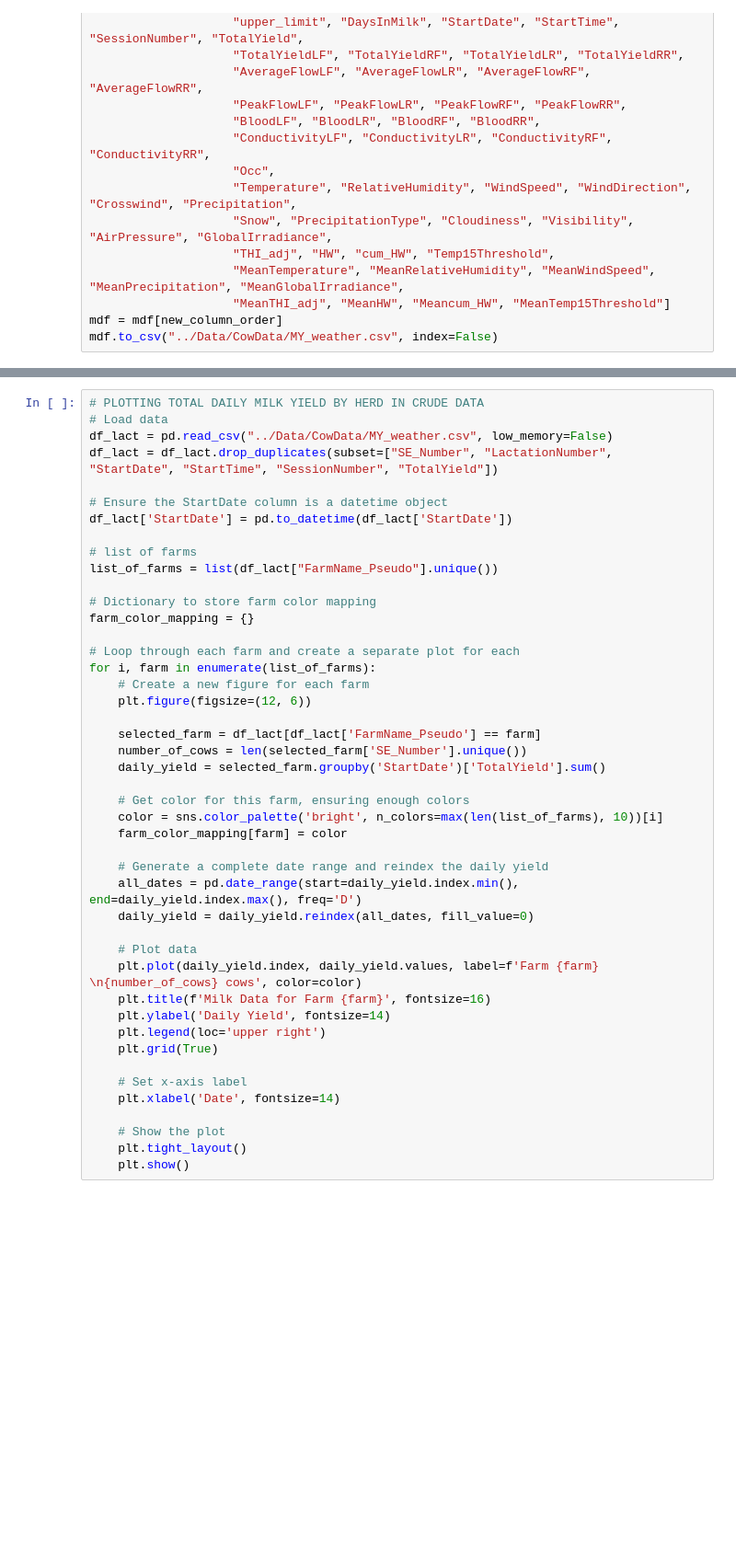
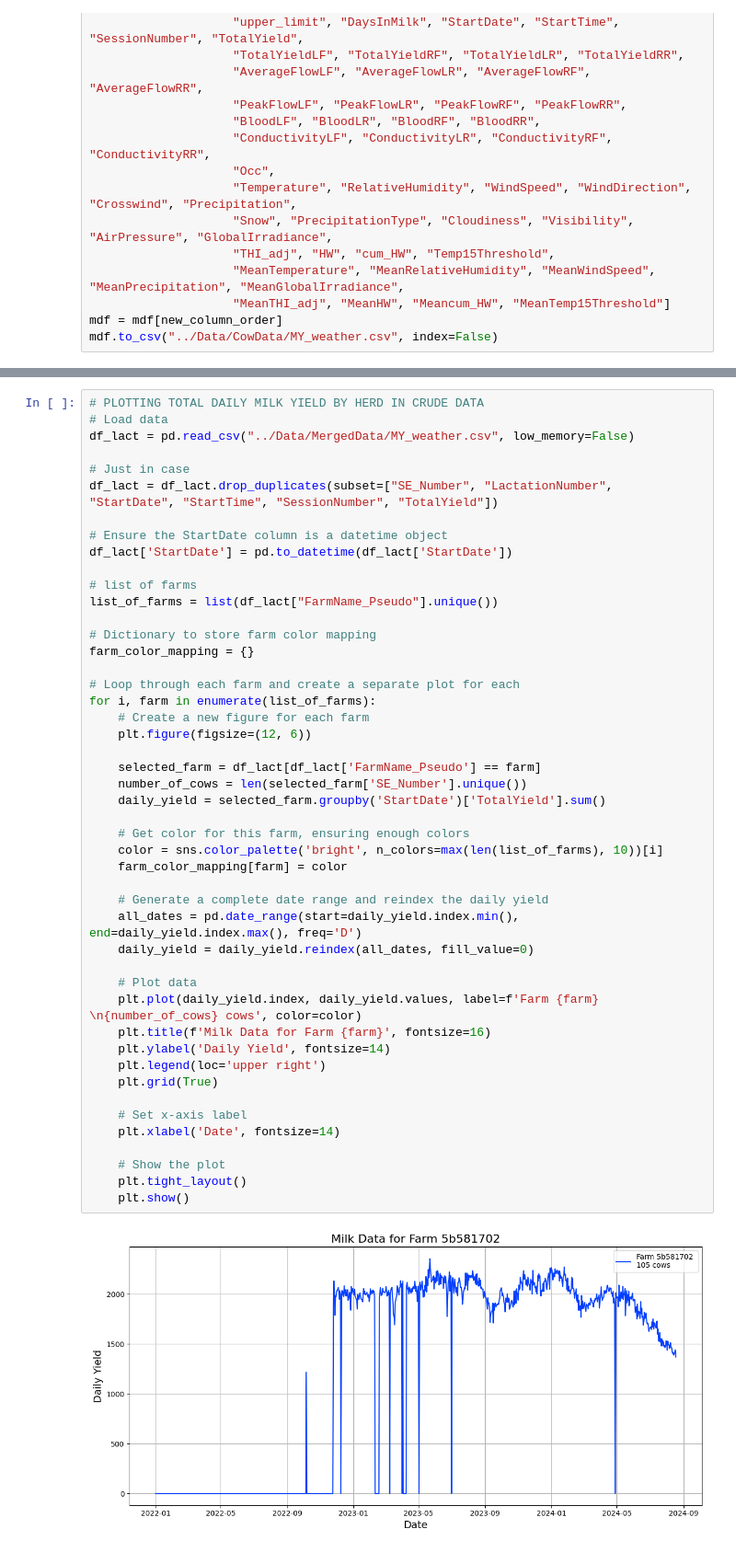
Before and after one commit to pgullstrand/Gigacow-tools, a Jupyter notebook: Projects/HeatStressEvaluation/DataPreprocessing/BuilingDataset.ipynb, the cells around one changed output, grey strips where cells are left out. Shown at 92% size. Saved outputs shown, nothing was run; the diff lists cells and outputs as text; blank space fills up the shorter version.

```diff
--- a/Projects/HeatStressEvaluation/DataPreprocessing/BuilingDataset.ipynb
+++ b/Projects/HeatStressEvaluation/DataPreprocessing/BuilingDataset.ipynb
@@ -2070,7 +2784,9 @@ df3a.to_csv("../Data/MY_weatherForSreten.csv", index=False)
 # %%
 # PLOTTING TOTAL DAILY MILK YIELD BY HERD IN CRUDE DATA
 # Load data
-df_lact = pd.read_csv("../Data/CowData/MY_weather.csv", low_memory=False)
+df_lact = pd.read_csv("../Data/MergedData/MY_weather.csv", low_memory=False)
+
+# Just in case
 df_lact = df_lact.drop_duplicates(subset=["SE_Number", "LactationNumber", "StartDate", "StartTime", "SessionNumber", "TotalYield"])
 
 # Ensure the StartDate column is a datetime object
@@ -2085,30 +2801,32 @@ farm_color_mapping = {}
 # Loop through each farm and create a separate plot for each
 for i, farm in enumerate(list_of_farms):
     # Create a new figure for each farm
     plt.figure(figsize=(12, 6))
 
     selected_farm = df_lact[df_lact['FarmName_Pseudo'] == farm]
     number_of_cows = len(selected_farm['SE_Number'].unique())
     daily_yield = selected_farm.groupby('StartDate')['TotalYield'].sum()
 
     # Get color for this farm, ensuring enough colors
     color = sns.color_palette('bright', n_colors=max(len(list_of_farms), 10))[i]
     farm_color_mapping[farm] = color
 
     # Generate a complete date range and reindex the daily yield
     all_dates = pd.date_range(start=daily_yield.index.min(), end=daily_yield.index.max(), freq='D')
     daily_yield = daily_yield.reindex(all_dates, fill_value=0)
 
     # Plot data
     plt.plot(daily_yield.index, daily_yield.values, label=f'Farm {farm} \n{number_of_cows} cows', color=color)
     plt.title(f'Milk Data for Farm {farm}', fontsize=16)
     plt.ylabel('Daily Yield', fontsize=14)
     plt.legend(loc='upper right')
     plt.grid(True)
 
     # Set x-axis label
     plt.xlabel('Date', fontsize=14)
 
     # Show the plot
     plt.tight_layout()
     plt.show()
+# %% [output]
+[figure, added]
```
Also changed, not shown: parts of 86 cells of this notebook.
